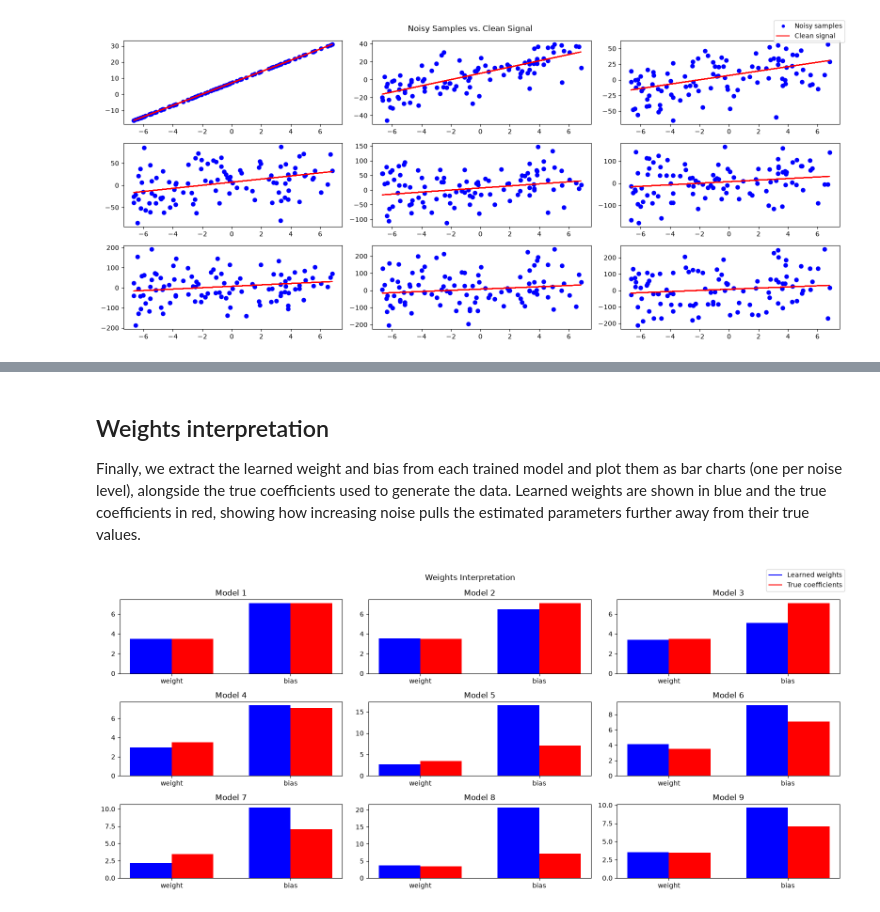
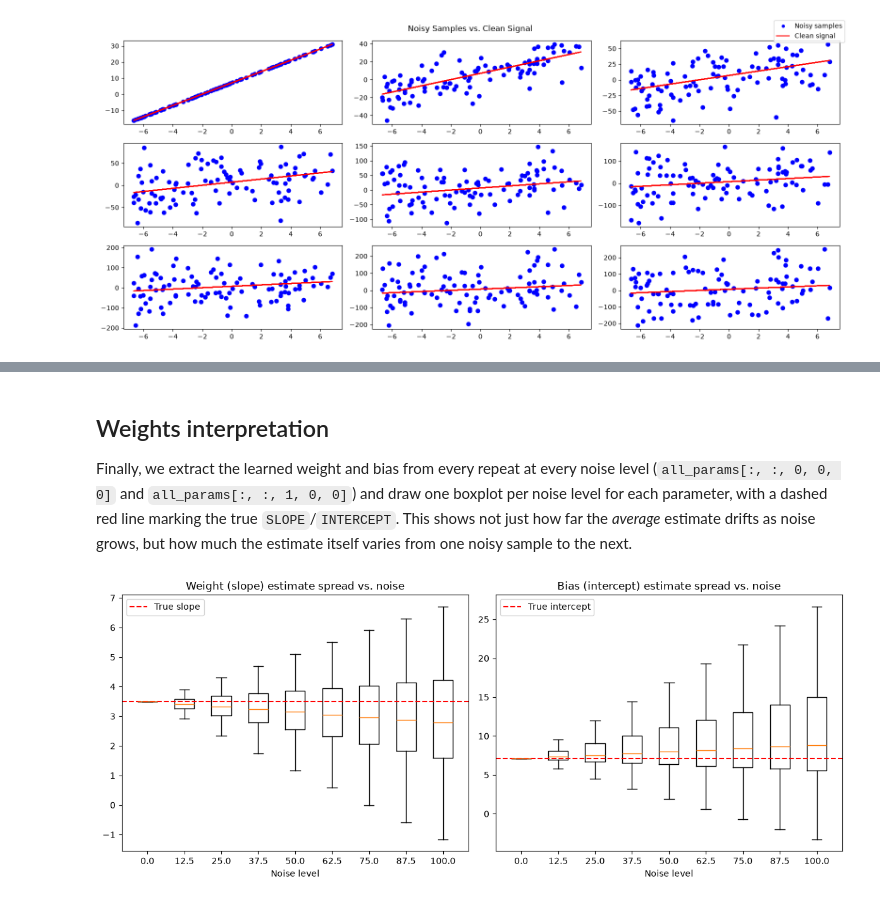
Before and after one commit to cecinuga/thorcino, a Jupyter notebook: examples/linear_regression/variance/main.ipynb, the cells around one changed output, grey strips where cells are left out. Saved outputs shown, nothing was run; the diff lists cells and outputs as text; code cells hidden in the pictures.

```diff
--- a/examples/linear_regression/variance/main.ipynb
+++ b/examples/linear_regression/variance/main.ipynb
@@ -24,6 +24,19 @@ import numpy as np
 MIN = -7
 MAX = 7
 SEED = 777
+
+def generate_noise_repeats(size: int, sample_size: int, noise: float) -> np.ndarray:
+    rng = np.random.default_rng(SEED)
+    x = rng.uniform(MIN, MAX, sample_size)
+    y = f(x)
+    repeats = []
+
+    for _ in range(size):
+        y_noise = y + rng.standard_normal(x.shape[0]) * noise
+        sample = np.stack([x, y_noise]).T
+        repeats.append(sample)
+
+    return np.stack(repeats)
 
 def generate_dataset(size: int, sample_size: int, noise_upto: float) -> np.ndarray:
     rng = np.random.default_rng(SEED)
@@ -39,7 +52,7 @@ def generate_dataset(size: int, sample_size: int, noise_upto: float) -> np.ndarr
 
         datasets.append(sample)
 
-    return np.stack(datasets[:])
+    return np.stack(datasets)
 # %% [markdown]
 ## How the data is built
 
@@ -151,24 +146,26 @@ def get_models_params(models: list[Sequential]) -> np.ndarray:
 # %% [markdown]
 ## Weights interpretation
 
-Finally, we extract the learned weight and bias from each trained model and plot them as bar charts (one per noise level), alongside the true coefficients used to generate the data. Learned weights are shown in blue and the true coefficients in red, showing how increasing noise pulls the estimated parameters further away from their true values.
+Finally, we extract the learned weight and bias from every repeat at every noise level (`all_params[:, :, 0, 0, 0]` and `all_params[:, :, 1, 0, 0]`) and draw one boxplot per noise level for each parameter, with a dashed red line marking the true `SLOPE`/`INTERCEPT`. This shows not just how far the *average* estimate drifts as noise grows, but how much the estimate itself varies from one noisy sample to the next.
 # %%
-from matplotlib.lines import Line2D
-from examples.helpers.graph import bar_dataset
+fig, (ax_w, ax_b) = plt.subplots(1, 2, figsize=(12, 5))
 
-fig, axs = generate_axs(len(trainers))
+weight_samples = all_params[:, :, 0, 0, 0]
+bias_samples   = all_params[:, :, 1, 0, 0]
 
-models_params = get_models_params([trainer.model for trainer in trainers])
+ax_w.boxplot(weight_samples.T, positions=noise_levels, widths=NOISE_UPTO/DATASETS_SIZE*0.6)
+ax_w.axhline(SLOPE, color='red', linestyle='--', label='True slope')
+ax_w.set_title("Weight (slope) estimate spread vs. noise")
+ax_w.set_xlabel("Noise level")
+ax_w.legend()
 
-bar_dataset(models_params, coefs, fig, axs)
-
-fig.suptitle("Weights Interpretation")
-fig.legend(handles=[
-    Line2D([0], [0], color='blue', label='Learned weights'),
-    Line2D([0], [0], color='red', label='True coefficients'),
-], loc='upper right')
+ax_b.boxplot(bias_samples.T, positions=noise_levels, widths=NOISE_UPTO/DATASETS_SIZE*0.6)
+ax_b.axhline(INTERCEPT, color='red', linestyle='--', label='True intercept')
+ax_b.set_title("Bias (intercept) estimate spread vs. noise")
+ax_b.set_xlabel("Noise level")
+ax_b.legend()
 
 fig.tight_layout()
 plt.show()
 # %% [output]
-[figure, old version]
+[figure, new version]
```
Also changed, not shown: parts of 6 cells of this notebook, 3 other files.
